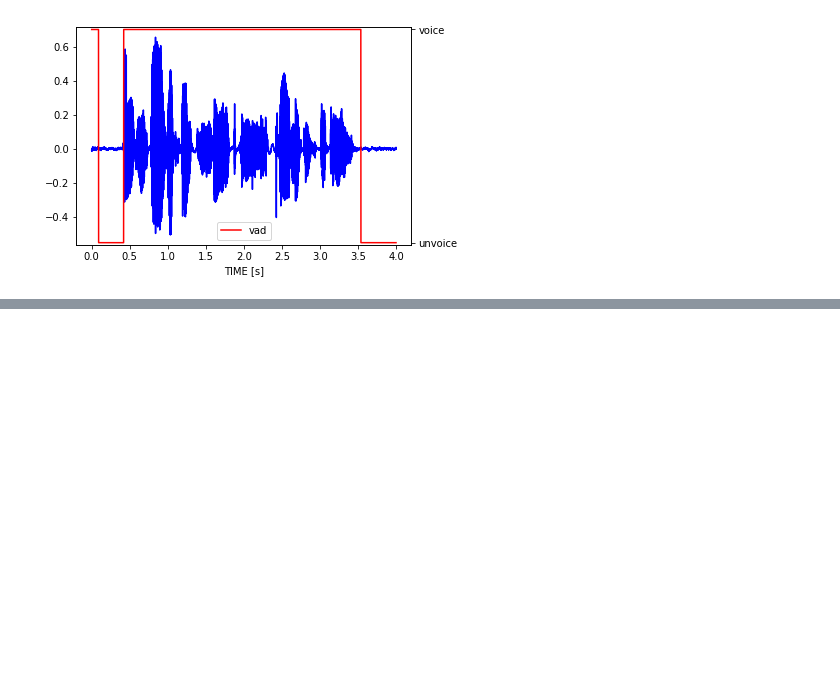
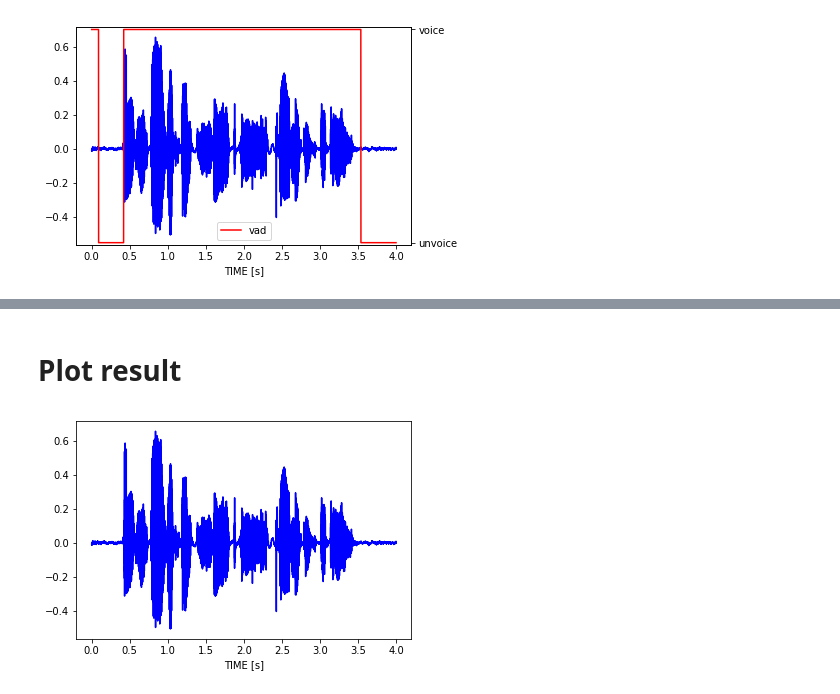
Before and after one commit to F-Tag/python-vad, a Jupyter notebook: example.ipynb, the cells around one changed output, grey strips where cells are left out. Saved outputs shown, nothing was run; the diff lists cells and outputs as text; code cells hidden in the pictures; blank space fills up the shorter version.

```diff
--- a/example.ipynb
+++ b/example.ipynb
@@ -42,0 +50,12 @@ plt.show()
+# %% [markdown]
+# Plot result
+# %%
+time = np.linspace(0, len(trimed)/fs, len(trimed)) # time axis
+fig, ax1 = plt.subplots()
+
+ax1.plot(time, trimed, color = 'b', label='speech waveform')
+ax1.set_xlabel("TIME [s]")
+
+plt.show()
+# %% [output]
+[figure, added]
```
Also changed, not shown: parts of 10 cells of this notebook.
